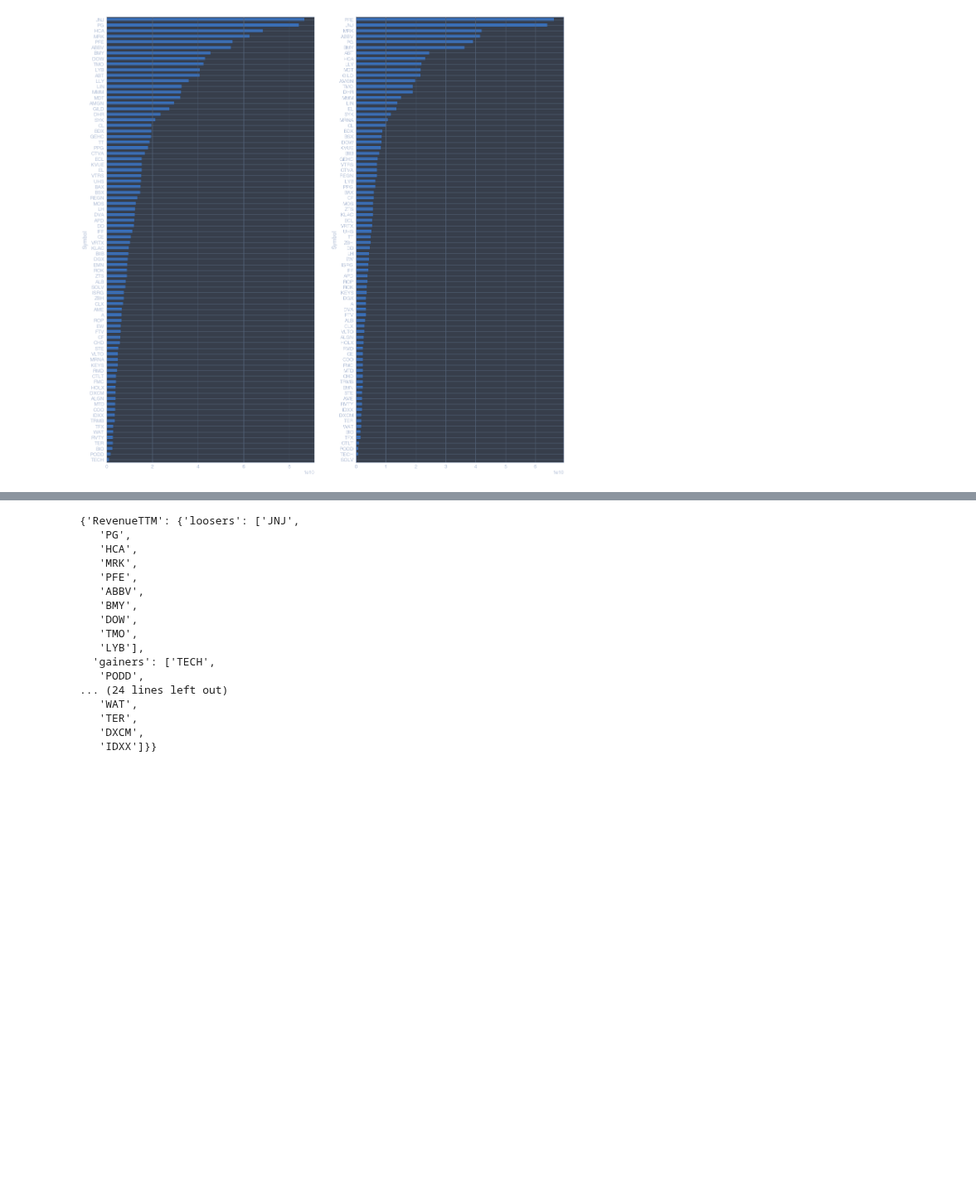
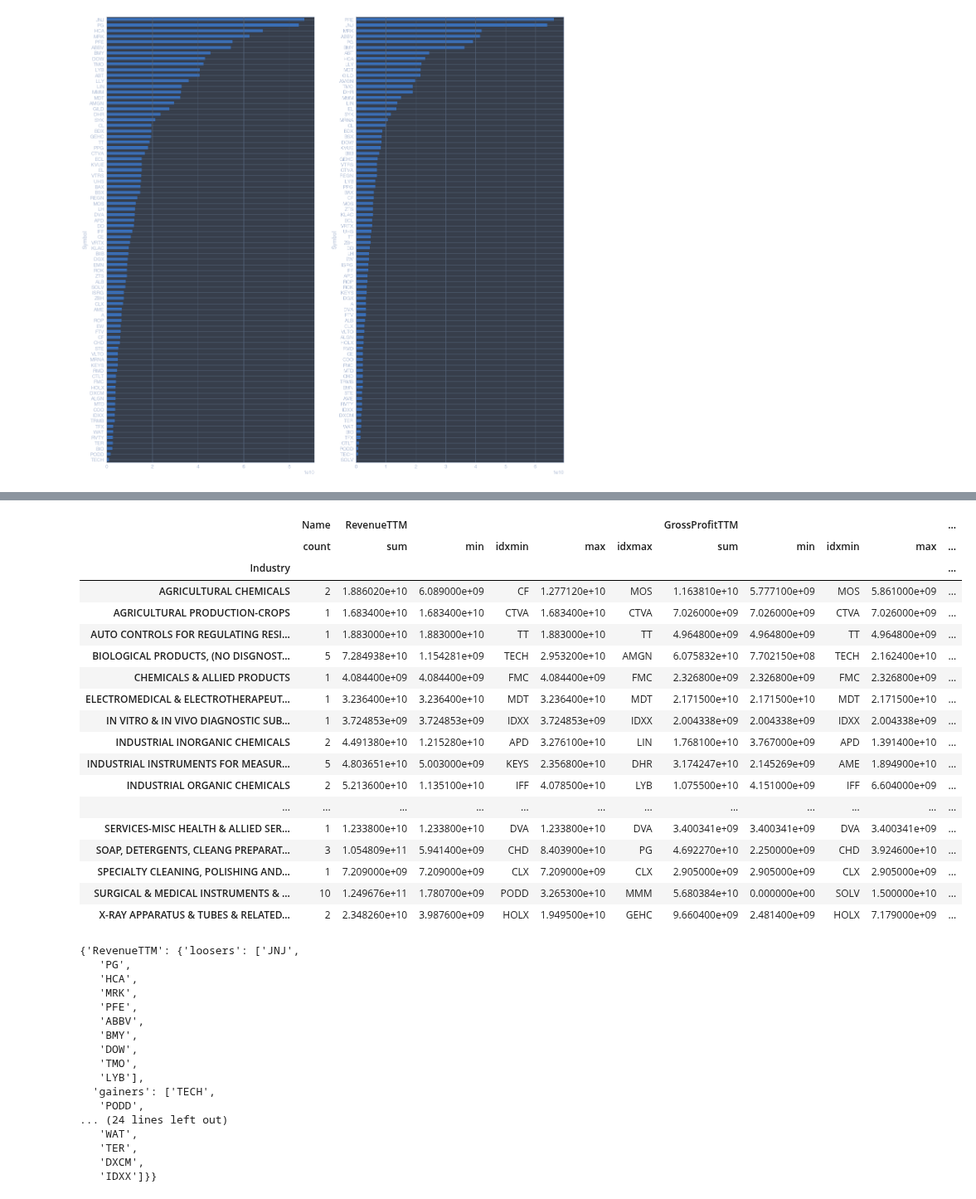
Before and after one commit to fadeeva/stock_market_research, a Jupyter notebook: Portfolio/Search_Review/Sectors_review/LIFE_SCIENCES.ipynb, the cells around one changed output, grey strips where cells are left out. Shown at 83% size. Saved outputs shown, nothing was run; the diff lists cells and outputs as text; code cells hidden in the pictures; blank space fills up the shorter version.

```diff
--- a/Portfolio/Search_Review/Sectors_review/LIFE_SCIENCES.ipynb
+++ b/Portfolio/Search_Review/Sectors_review/LIFE_SCIENCES.ipynb
@@ -282,3 +311,30 @@ lf.sort_values('GrossProfitTTM', ascending=False)['GrossProfitTTM'].plot(kind='b
+# %%
+ind_cap = lf.groupby('Industry').agg({'Name': 'count',
+                                      'RevenueTTM': ['sum', 'min', 'idxmin', 'max', 'idxmax'],
+                                      'GrossProfitTTM': ['sum', 'min', 'idxmin', 'max', 'idxmax'],
+                                     })
+# %%
+ind_cap
+# %% [output]
+|  | Name | RevenueTTM |  |  |  |  | GrossProfitTTM |  |  |  | ... |
+|  | count | sum | min | idxmin | max | idxmax | sum | min | idxmin | max | ... |
+| Industry |  |  |  |  |  |  |  |  |  |  | ... |
+| AGRICULTURAL CHEMICALS | 2 | 1.886020e+10 | 6.089000e+09 | CF | 1.277120e+10 | MOS | 1.163810e+10 | 5.777100e+09 | MOS | 5.861000e+09 | ... |
+| AGRICULTURAL PRODUCTION-CROPS | 1 | 1.683400e+10 | 1.683400e+10 | CTVA | 1.683400e+10 | CTVA | 7.026000e+09 | 7.026000e+09 | CTVA | 7.026000e+09 | ... |
+| AUTO CONTROLS FOR REGULATING RESI... | 1 | 1.883000e+10 | 1.883000e+10 | TT | 1.883000e+10 | TT | 4.964800e+09 | 4.964800e+09 | TT | 4.964800e+09 | ... |
+| BIOLOGICAL PRODUCTS, (NO DISGNOST... | 5 | 7.284938e+10 | 1.154281e+09 | TECH | 2.953200e+10 | AMGN | 6.075832e+10 | 7.702150e+08 | TECH | 2.162400e+10 | ... |
+| CHEMICALS & ALLIED PRODUCTS | 1 | 4.084400e+09 | 4.084400e+09 | FMC | 4.084400e+09 | FMC | 2.326800e+09 | 2.326800e+09 | FMC | 2.326800e+09 | ... |
+| ELECTROMEDICAL & ELECTROTHERAPEUT... | 1 | 3.236400e+10 | 3.236400e+10 | MDT | 3.236400e+10 | MDT | 2.171500e+10 | 2.171500e+10 | MDT | 2.171500e+10 | ... |
+| IN VITRO & IN VIVO DIAGNOSTIC SUB... | 1 | 3.724853e+09 | 3.724853e+09 | IDXX | 3.724853e+09 | IDXX | 2.004338e+09 | 2.004338e+09 | IDXX | 2.004338e+09 | ... |
+| INDUSTRIAL INORGANIC CHEMICALS | 2 | 4.491380e+10 | 1.215280e+10 | APD | 3.276100e+10 | LIN | 1.768100e+10 | 3.767000e+09 | APD | 1.391400e+10 | ... |
+| INDUSTRIAL INSTRUMENTS FOR MEASUR... | 5 | 4.803651e+10 | 5.003000e+09 | KEYS | 2.356800e+10 | DHR | 3.174247e+10 | 2.145269e+09 | AME | 1.894900e+10 | ... |
+| INDUSTRIAL ORGANIC CHEMICALS | 2 | 5.213600e+10 | 1.135100e+10 | IFF | 4.078500e+10 | LYB | 1.075500e+10 | 4.151000e+09 | IFF | 6.604000e+09 | ... |
+| ... | ... | ... | ... | ... | ... | ... | ... | ... | ... | ... | ... |
+| SERVICES-MISC HEALTH & ALLIED SER... | 1 | 1.233800e+10 | 1.233800e+10 | DVA | 1.233800e+10 | DVA | 3.400341e+09 | 3.400341e+09 | DVA | 3.400341e+09 | ... |
+| SOAP, DETERGENTS, CLEANG PREPARAT... | 3 | 1.054809e+11 | 5.941400e+09 | CHD | 8.403900e+10 | PG | 4.692270e+10 | 2.250000e+09 | CHD | 3.924600e+10 | ... |
+| SPECIALTY CLEANING, POLISHING AND... | 1 | 7.209000e+09 | 7.209000e+09 | CLX | 7.209000e+09 | CLX | 2.905000e+09 | 2.905000e+09 | CLX | 2.905000e+09 | ... |
+| SURGICAL & MEDICAL INSTRUMENTS & ... | 10 | 1.249676e+11 | 1.780700e+09 | PODD | 3.265300e+10 | MMM | 5.680384e+10 | 0.000000e+00 | SOLV | 1.500000e+10 | ... |
+| X-RAY APPARATUS & TUBES & RELATED... | 2 | 2.348260e+10 | 3.987600e+09 | HOLX | 1.949500e+10 | GEHC | 9.660400e+09 | 2.481400e+09 | HOLX | 7.179000e+09 | ... |
 # %%
 loosers_gainers(['RevenueTTM', 'GrossProfitTTM'], 10)
 # %% [output]
```
Also changed, not shown: parts of 4 cells of this notebook.
